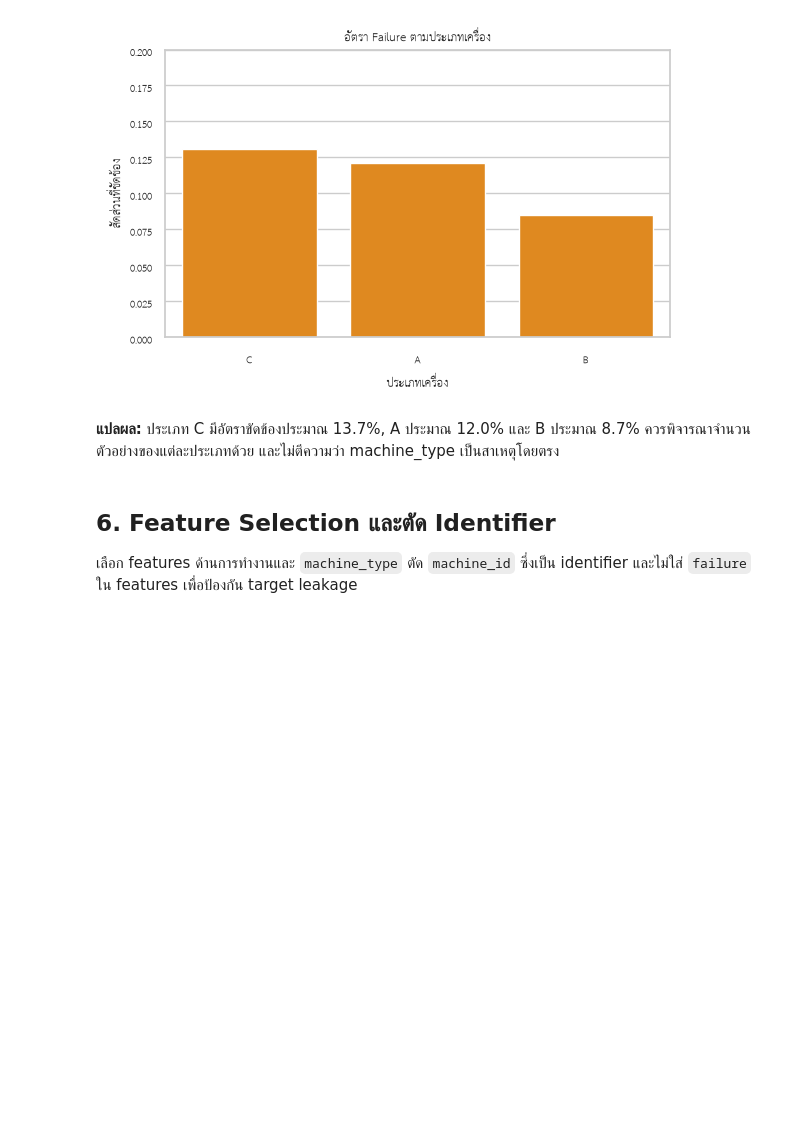
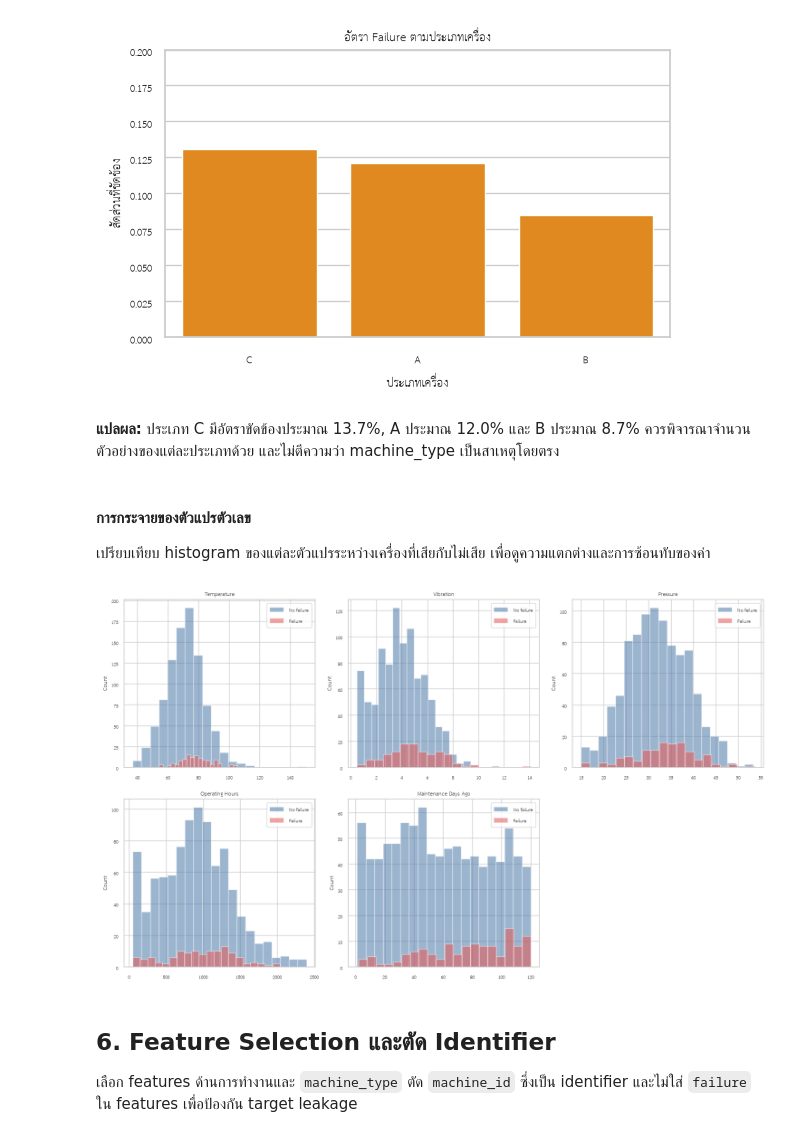
Before and after one commit to mamamhiya/Project_techer_kai, a Jupyter notebook: project.ipynb, the cells around one changed output. Saved outputs shown, nothing was run; the diff lists cells and outputs as text; code cells hidden in the pictures; blank space fills up the shorter version.

```diff
--- a/project.ipynb
+++ b/project.ipynb
@@ -346,6 +346,24 @@ plt.show()
 [figure]
 # %% [markdown]
 **แปลผล:** ประเภท C มีอัตราขัดข้องประมาณ 13.7%, A ประมาณ 12.0% และ B ประมาณ 8.7% ควรพิจารณาจำนวนตัวอย่างของแต่ละประเภทด้วย และไม่ตีความว่า machine_type เป็นสาเหตุโดยตรง
+# %% [markdown]
+#### การกระจายของตัวแปรตัวเลข
+เปรียบเทียบ histogram ของแต่ละตัวแปรระหว่างเครื่องที่เสียกับไม่เสีย เพื่อดูความแตกต่างและการซ้อนทับของค่า
+# %%
+numeric_features_eda = df.select_dtypes(include="number").drop(columns="failure").columns.tolist()
+fig, axes = plt.subplots(2, 3, figsize=(15, 9))
+for ax, column in zip(axes.flat, numeric_features_eda):
+    for label, color, name in [(0, "#4C78A8", "No failure"), (1, "#E45756", "Failure")]:
+        values = df.loc[df["failure"] == label, column].dropna()
+        ax.hist(values, bins=20, alpha=0.55, color=color, label=name)
+    ax.set_title(column.replace("_", " ").title())
+    ax.set_ylabel("Count")
+    ax.legend()
+axes.flat[-1].set_visible(False)
+plt.tight_layout()
+plt.show()
+# %% [output]
+[figure, added]
 # %% [markdown]
 ## 6. Feature Selection และตัด Identifier
 
```
Also changed, not shown: parts of 10 cells of this notebook, 3 other files.
